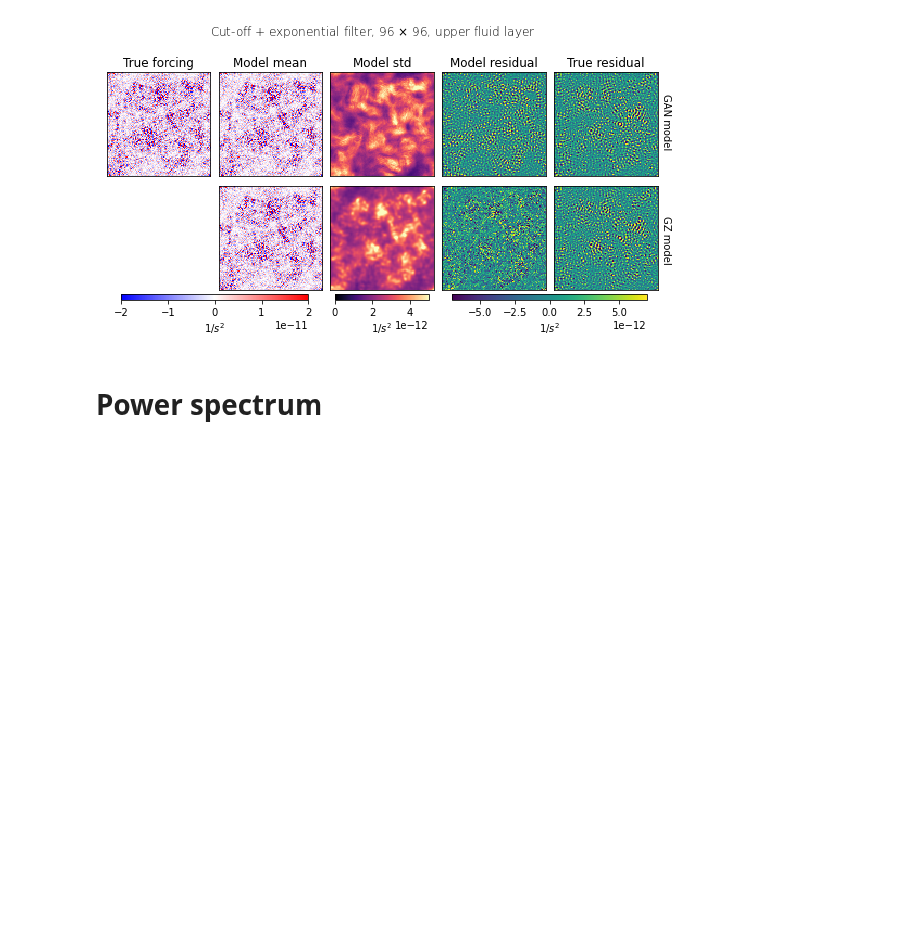
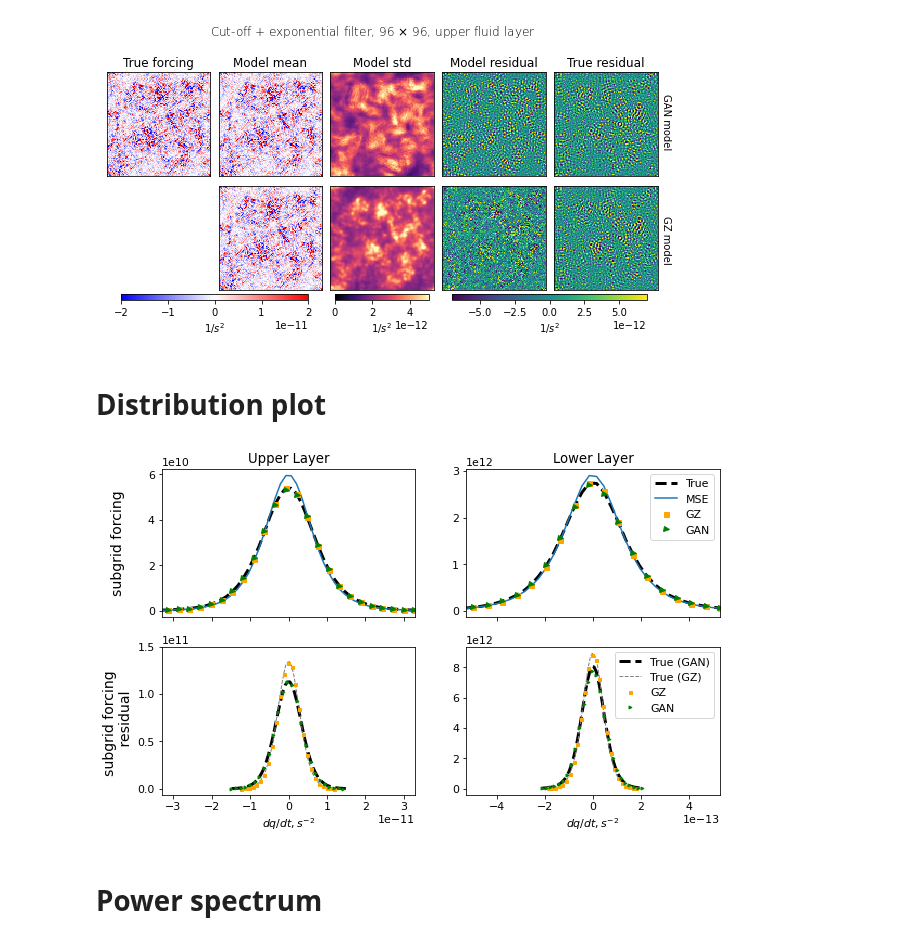
Before and after one commit to m2lines/pyqg_generative, a Jupyter notebook: notebooks/paper_figures.ipynb, the cells around one changed output. Drawn from its saved outputs; the diff is of its cells as text; code cells hidden in the pictures; blank space fills up the shorter version.

```diff
--- a/notebooks/paper_figures.ipynb
+++ b/notebooks/paper_figures.ipynb
@@ -199,6 +263,62 @@ fig.suptitle(prms['suptitle'], y=1.05, fontweight='light')
 plt.savefig(f'paper_figures/{prms["file"]}', bbox_inches='tight', pad_inches=0)
 # %% [output]
 [figure]
+# %% [markdown]
+# Distribution plot
+# %%
+prms = {'resolution': 48, 'Operator': 'Operator1'}
+gan = reader('/scratch/pp2681/pyqg_generative/Reference-Default-scaled/models/'+prms['Operator']+'-'+str(prms['resolution'])+'/CGANRegression/offline_test.nc')
+gz = reader('/scratch/pp2681/pyqg_generative/Reference-Default-scaled/models/'+prms['Operator']+'-'+str(prms['resolution'])+'/MeanVarModel/offline_test.nc')
+mse = reader('/scratch/pp2681/pyqg_generative/Reference-Default-scaled/models/'+prms['Operator']+'-'+str(prms['resolution'])+'/OLSModel/offline_test.nc')
+# %%
+plt.rcParams.update({'font.size': 11})
+fig, axs = plt.subplots(2,2,figsize=(10,6))
+markers = ['o', 's', '>', '<']
+colors = []
+
+gan.PDF0.plot(ax=axs[0][0], color='k', lw=3, ls='--', label='True')
+mse.PDF_gen0.plot(ax=axs[0][0], label='MSE', markevery=2)
+gz.PDF_gen0.plot(ax=axs[0][0],marker=markers[1], label='GZ', lw=0, markevery=2, markersize=5, color='orange')
+gan.PDF_gen0.plot(ax=axs[0][0],marker=markers[2], label='GAN', lw=0, markevery=2, markersize=5, color='green')
+axs[0][0].set_xlim([-3.3e-11, 3.3e-11])
+axs[0][0].set_xticklabels([])
+axs[0][0].set_xlabel('')
+
+gan.PDF_res0.plot(ax=axs[1][0], color='k', lw=3, ls='--')
+gz.PDF_res0.plot(ax=axs[1][0], color='gray', lw=1, ls='--')
+gz.PDF_gen_res0.plot(ax=axs[1][0], marker=markers[1], label='GZ', lw=0, markevery=2, markersize=3, color='orange')
+gan.PDF_gen_res0.plot(ax=axs[1][0], marker=markers[2], label='GAN', lw=0, markevery=2, markersize=3, color='green')
+axs[1][0].set_xlim([-3.3e-11, 3.3e-11])
+axs[1][0].set_yticks([0, 5e+10, 1e+11, 15e+10])
+
+#############################################
+gan.PDF1.plot(ax=axs[0][1], color='k', lw=3, ls='--', label='True')
+mse.PDF_gen1.plot(ax=axs[0][1], label='MSE', markevery=2)
+gz.PDF_gen1.plot(ax=axs[0][1],marker=markers[1], label='GZ', lw=0, markevery=2, markersize=5, color='orange')
+gan.PDF_gen1.plot(ax=axs[0][1],marker=markers[2], label='GAN', lw=0, markevery=2, markersize=5, color='green')
+axs[0][1].set_xlim([-5.3e-13, 5.3e-13])
+axs[0][1].set_xticklabels([])
+axs[0][1].set_xlabel('')
+
+
+gan.PDF_res1.plot(ax=axs[1][1], color='k', lw=3, ls='--', label='True (GAN)')
+gz.PDF_res1.plot(ax=axs[1][1], color='gray', lw=1, ls='--', label='True (GZ)')
+gz.PDF_gen_res1.plot(ax=axs[1][1], marker=markers[1], label='GZ', lw=0, markevery=2, markersize=3, color='orange')
+gan.PDF_gen_res1.plot(ax=axs[1][1], marker=markers[2], label='GAN', lw=0, markevery=2, markersize=3, color='green')
+axs[1][1].set_xlim([-5.3e-13, 5.3e-13])
+
+axs[0][0].set_title('Upper Layer')
+axs[0][1].set_title('Lower Layer')
+axs[0][1].legend(bbox_to_anchor=(1,1))
+axs[1][1].legend(bbox_to_anchor=(1,1))
+axs[0][0].set_ylabel('subgrid forcing', labelpad=23, fontsize=14)
+axs[1][0].set_ylabel('subgrid forcing \n residual', fontsize=14)
+axs[0][1].set_ylabel('')
+axs[1][1].set_ylabel('')
+
+plt.savefig(f'paper_figures/pdf_op1_48.pdf', bbox_inches='tight', pad_inches=0)
+# %% [output]
+[figure, added]
 # %% [markdown]
 # Power spectrum
 # %%
```
Also changed, not shown: parts of 7 cells of this notebook, 8 other files.
